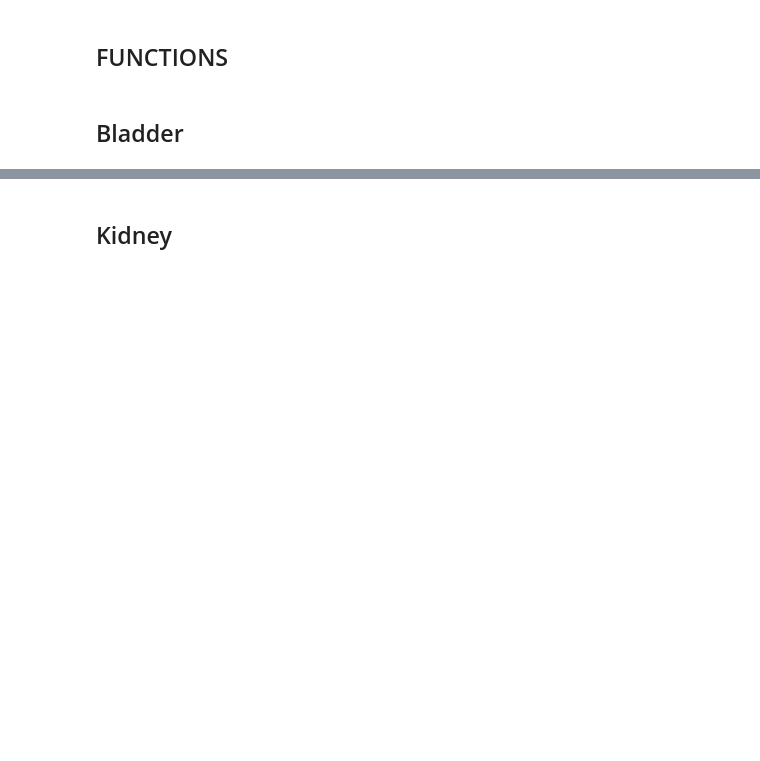
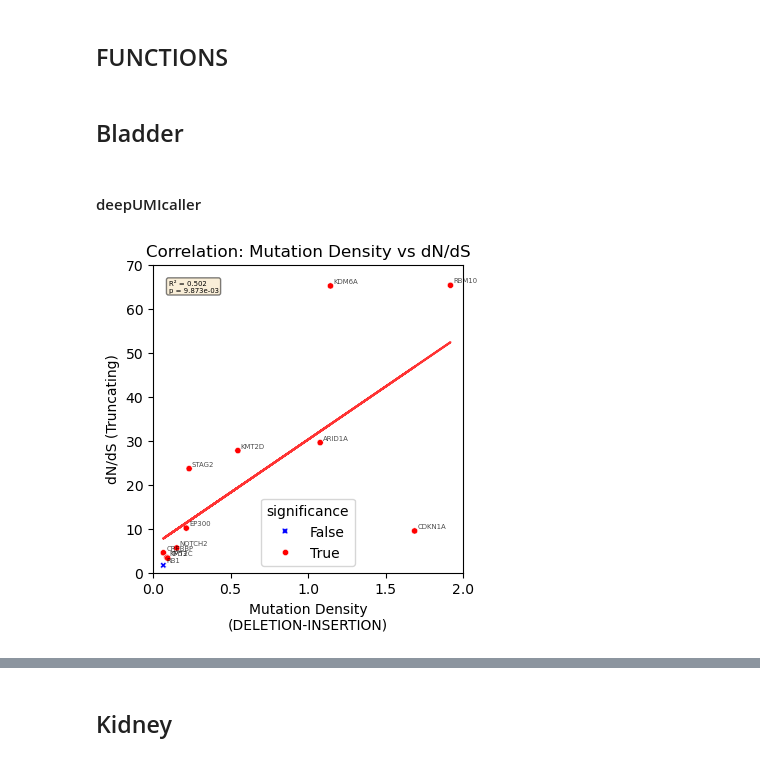
Before and after one commit to bbglab/DeepClone_protocol, a Jupyter notebook: supplementary_analysis/dupcaller/2025-09-24_mutdensityIndels.ipynb, the cells around one changed output, grey strips where cells are left out. Cells and saved outputs as stored; diff of their text form; code cells hidden in the pictures; blank space fills up the shorter version.

```diff
--- a/supplementary_analysis/dupcaller/2025-09-24_mutdensityIndels.ipynb
+++ b/supplementary_analysis/dupcaller/2025-09-24_mutdensityIndels.ipynb
@@ -147,4 +97,6 @@ gene_order = ["KMT2D","EP300","ARID1A","CREBBP","NOTCH2","KMT2C","STAG2","RB1",
                    "RBM10","KDM6A","TP53","FGFR3","CDKN1A","FOXQ1",
                    "PIK3CA","TERT"
                   ]
+# %% [markdown]
+#### deepUMIcaller
 # %%
@@ -152,3 +104,8 @@ omegas_df, mut_den_df = load_omegas_n_mutden(deepcsa_run_dir, gene_order)
+# %%
+# Call the function with the required dataframes
+mutdensity_dnds_scatterplot(mut_den_df, omegas_df, 'Bladder_deepUMIcaller_truncating', 70, 2)
+# %% [output]
+[figure, added]
 # %%
 omegas_df[omegas_df['pvalue'] < 0.05].sort_values(by='dnds', ascending=False)
 # %% [output]
```
Also changed, not shown: parts of 14 cells of this notebook, 2 other files.
